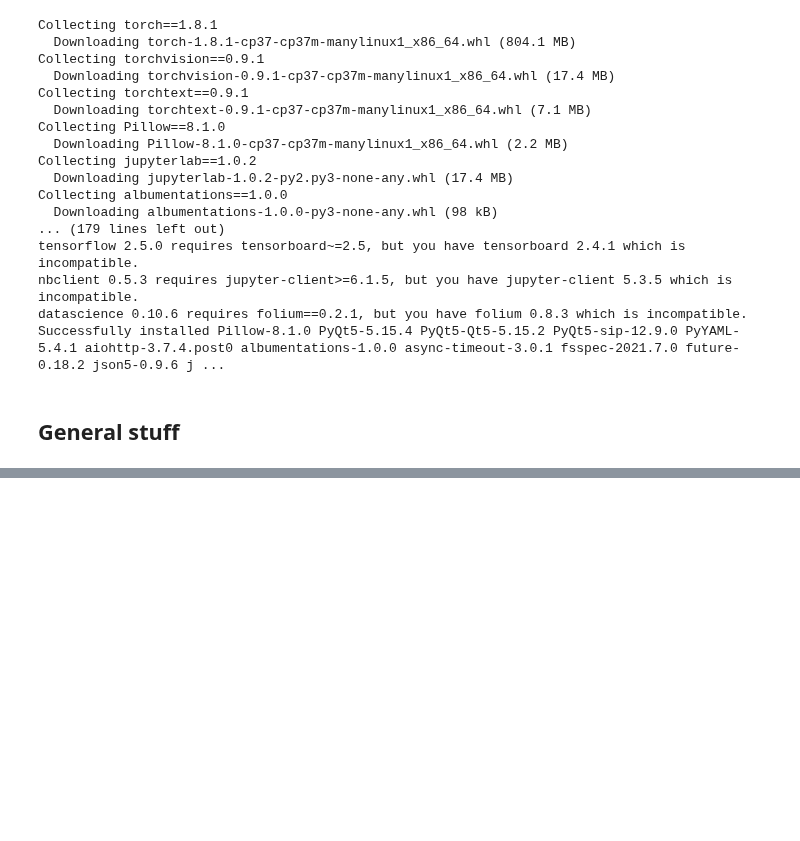
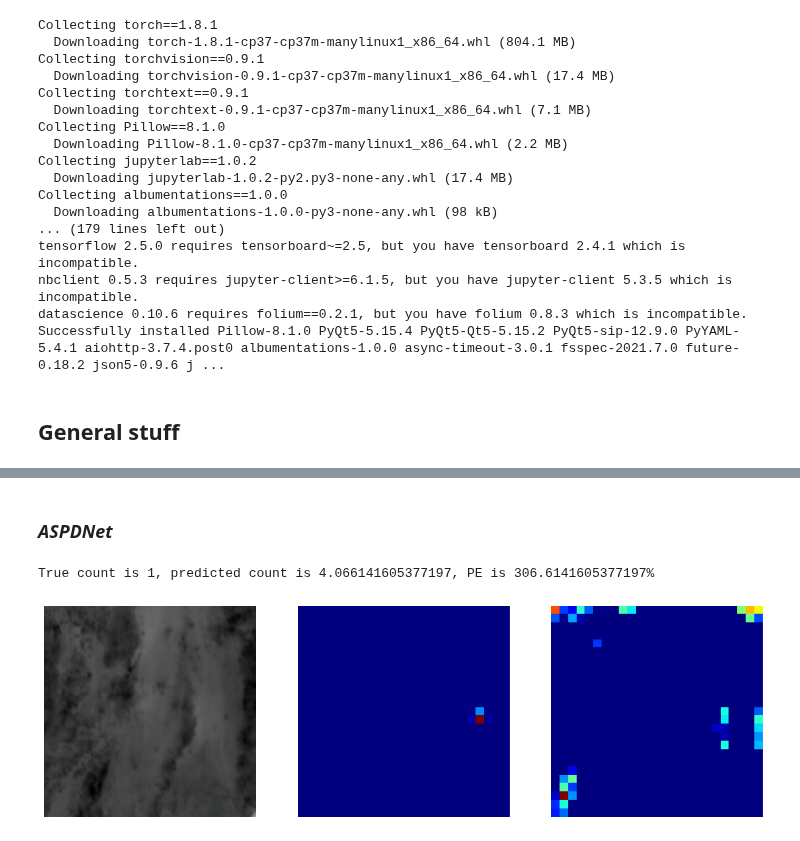
Before and after one commit to emiliolr/counting-cranes, a Jupyter notebook: analyses/qualitative_analyses.ipynb, the cells around one changed output, grey strips where cells are left out. Cells and saved outputs as stored; diff of their text form; code cells hidden in the pictures; blank space fills up the shorter version.

```diff
--- a/analyses/qualitative_analyses.ipynb
+++ b/analyses/qualitative_analyses.ipynb
@@ -134,0 +206,2 @@ for i, (tiles, targets, img_fps, annot_fps) in enumerate(dataloader_test_frcnn):
+# %% [markdown]
+### _ASPDNet_
@@ -134,0 +238,30 @@ for i, (tiles, targets, img_fps, annot_fps) in enumerate(dataloader_test_frcnn):
+# %%
+#Function to handle visualization for bboxes
+def visualize_pred_v_gt_DENSITIES(error_dict):
+  invTrans = transforms.Compose([transforms.Normalize(mean = [ 0., 0., 0.],
+                                                      std = [ 1 / 0.229, 1 / 0.224, 1 / 0.225]),
+                                 transforms.Normalize(mean = [ -0.485, -0.456, -0.406],
+                                                      std = [ 1., 1., 1.]),
+                                ])
+
+  img = invTrans(error_dict['img'])
+  img = (np.moveaxis(img.cpu().numpy(), 0, -1) * 255).astype(np.uint8)
+  pred_den = error_dict['pred_den'].cpu().squeeze(0)
+  gt_den = error_dict['gt_den']
+
+  return img, pred_den, gt_den
+# %%
+#Visualizing the percent error tiles...
+error_dict = worst_pe
+img, pred_den, gt_den = visualize_pred_v_gt_DENSITIES(error_dict)
+print(f'True count is {error_dict["gt_count"]}, predicted count is {float(error_dict["pred_den"].sum())}, PE is {error_dict["PE"]}%')
+
+f, axarr = plt.subplots(1, 3, figsize = (15, 10))
+axarr[0].imshow(img)
+axarr[1].imshow(gt_den, cmap = CM.jet)
+axarr[2].imshow(pred_den, cmap = CM.jet)
+for a in axarr:
+    a.axis('off')
+# %% [output]
+True count is 1, predicted count is 4.066141605377197, PE is 306.6141605377197%
+[figure, added]
```
Also changed, not shown: parts of 22 cells of this notebook, 2 other files.
